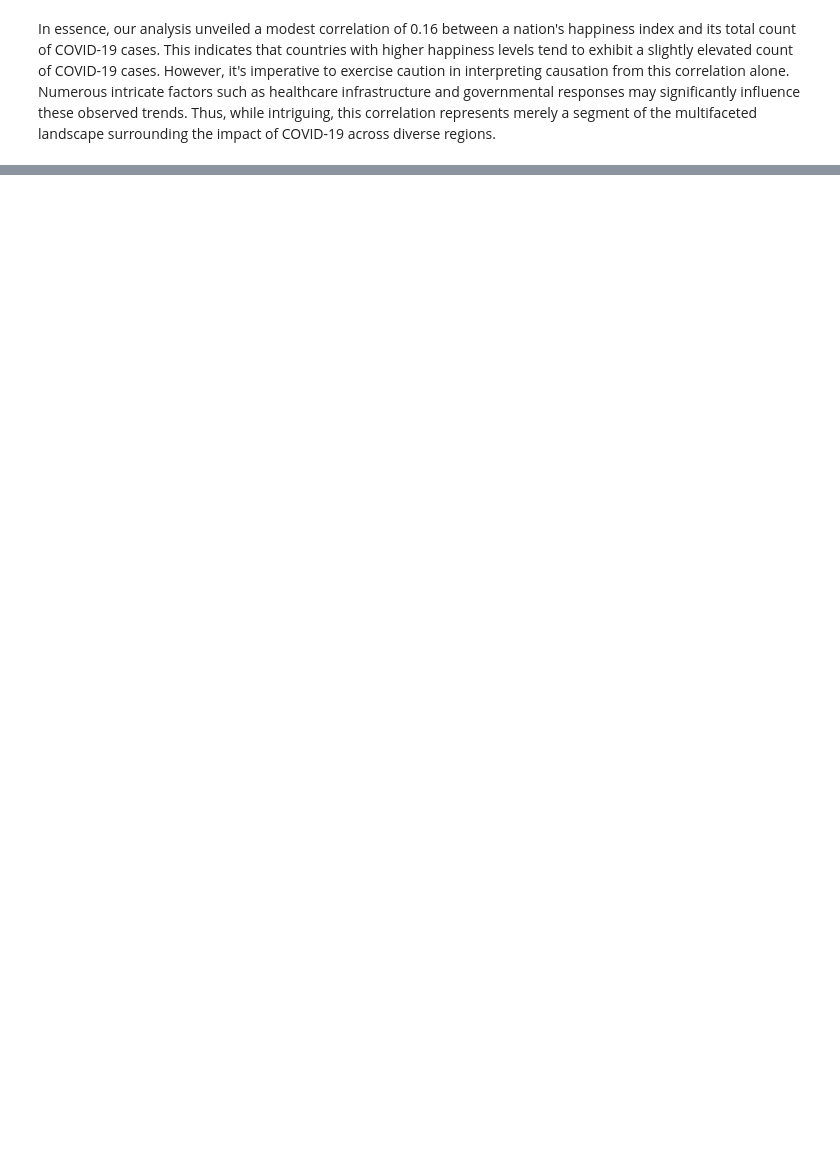
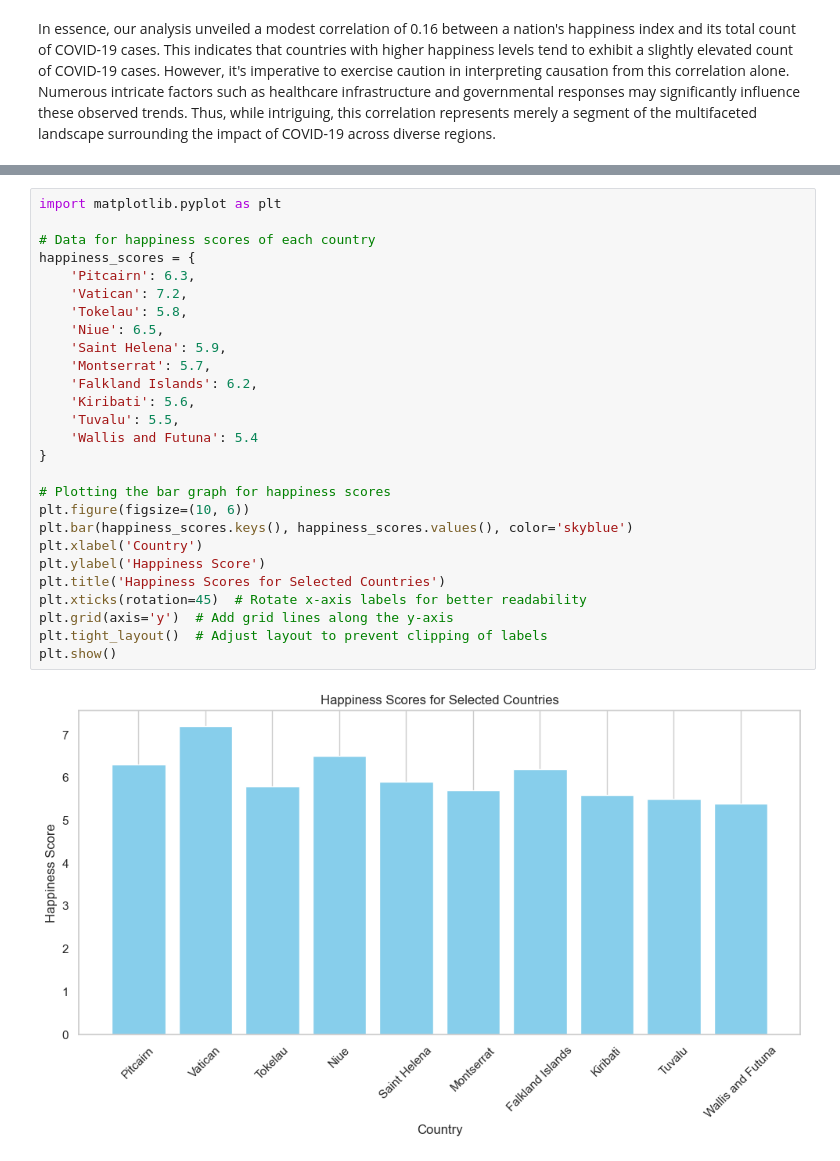
Before and after one commit to GeorgehStalker/project_1group_16_, a Jupyter notebook: Untitled-1.ipynb, the cells around one changed output, grey strips where cells are left out. Drawn from its saved outputs; the diff is of its cells as text; blank space fills up the shorter version.

```diff
--- a/Untitled-1.ipynb
+++ b/Untitled-1.ipynb
@@ -522,0 +423,29 @@ ValueError: This function does not handle missing values
+# %%
+import matplotlib.pyplot as plt
+
+# Data for happiness scores of each country
+happiness_scores = {
+    'Pitcairn': 6.3,
+    'Vatican': 7.2,
+    'Tokelau': 5.8,
+    'Niue': 6.5,
+    'Saint Helena': 5.9,
+    'Montserrat': 5.7,
+    'Falkland Islands': 6.2,
+    'Kiribati': 5.6,
+    'Tuvalu': 5.5,
+    'Wallis and Futuna': 5.4
+}
+
+# Plotting the bar graph for happiness scores
+plt.figure(figsize=(10, 6))
+plt.bar(happiness_scores.keys(), happiness_scores.values(), color='skyblue')
+plt.xlabel('Country')
+plt.ylabel('Happiness Score')
+plt.title('Happiness Scores for Selected Countries')
+plt.xticks(rotation=45)  # Rotate x-axis labels for better readability
+plt.grid(axis='y')  # Add grid lines along the y-axis
+plt.tight_layout()  # Adjust layout to prevent clipping of labels
+plt.show()
+# %% [output]
+[figure, added]
```
Also changed, not shown: parts of 37 cells of this notebook.
